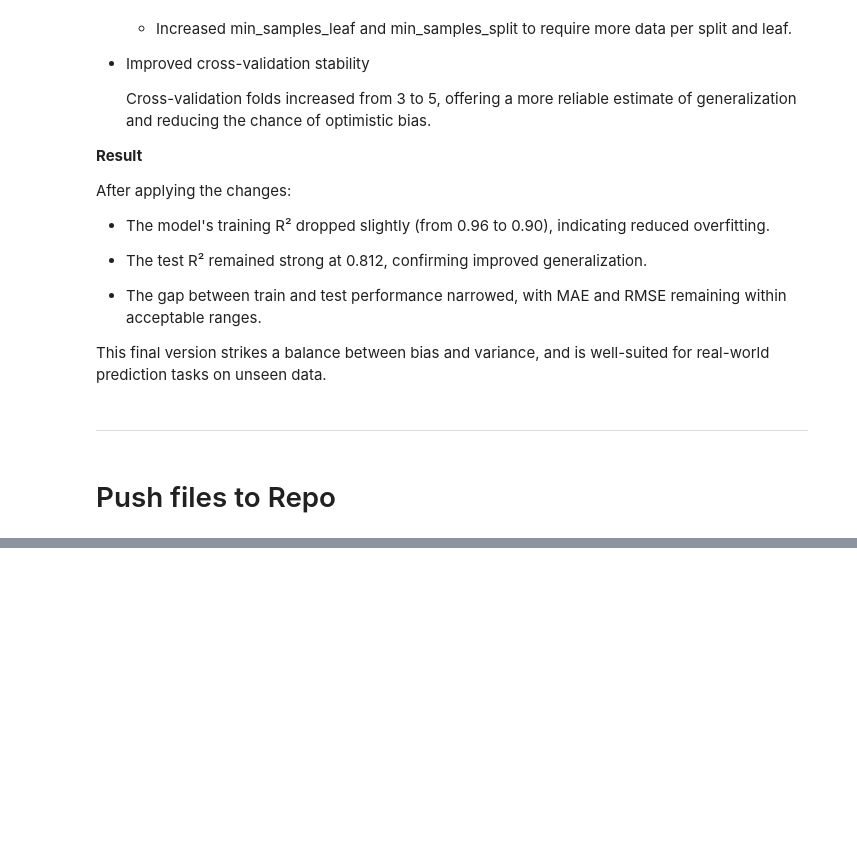
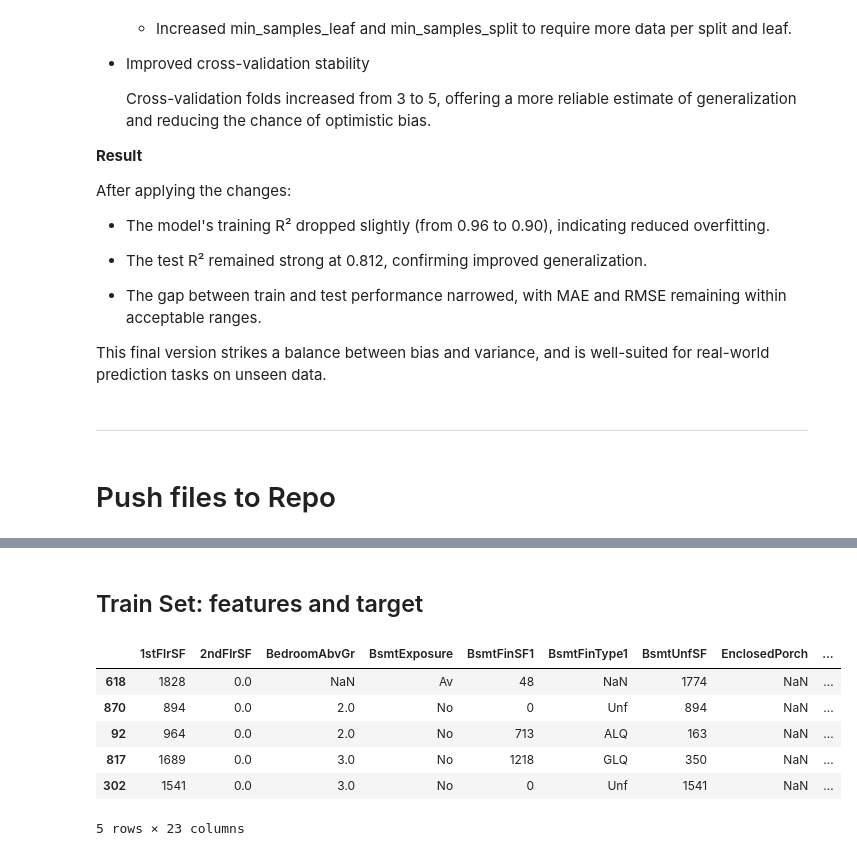
Before and after one commit to Fariba-Kamani/Heritage-House-Price-Insight-Predictor, a Jupyter notebook: jupyter_notebooks/05-Modeling and Evaluation-SalePrice.ipynb, the cells around one changed output, grey strips where cells are left out. Saved outputs shown, nothing was run; the diff lists cells and outputs as text; code cells hidden in the pictures; blank space fills up the shorter version.

```diff
--- a/jupyter_notebooks/05-Modeling and Evaluation-SalePrice.ipynb
+++ b/jupyter_notebooks/05-Modeling and Evaluation-SalePrice.ipynb
@@ -892,0 +909,12 @@ This final version strikes a balance between bias and variance, and is well-suit
+# %% [markdown]
+## Train Set: features and target
+# %%
+X_train.head()
+# %% [output]
+|  | 1stFlrSF | 2ndFlrSF | BedroomAbvGr | BsmtExposure | BsmtFinSF1 | BsmtFinType1 | BsmtUnfSF | EnclosedPorch | ... |
+| 618 | 1828 | 0.0 | NaN | Av | 48 | NaN | 1774 | NaN | ... |
+| 870 | 894 | 0.0 | 2.0 | No | 0 | Unf | 894 | NaN | ... |
+| 92 | 964 | 0.0 | 2.0 | No | 713 | ALQ | 163 | NaN | ... |
+| 817 | 1689 | 0.0 | 3.0 | No | 1218 | GLQ | 350 | NaN | ... |
+| 302 | 1541 | 0.0 | 3.0 | No | 0 | Unf | 1541 | NaN | ... |
+5 rows × 23 columns
```
Also changed, not shown: parts of 18 cells of this notebook, 6 other files.
